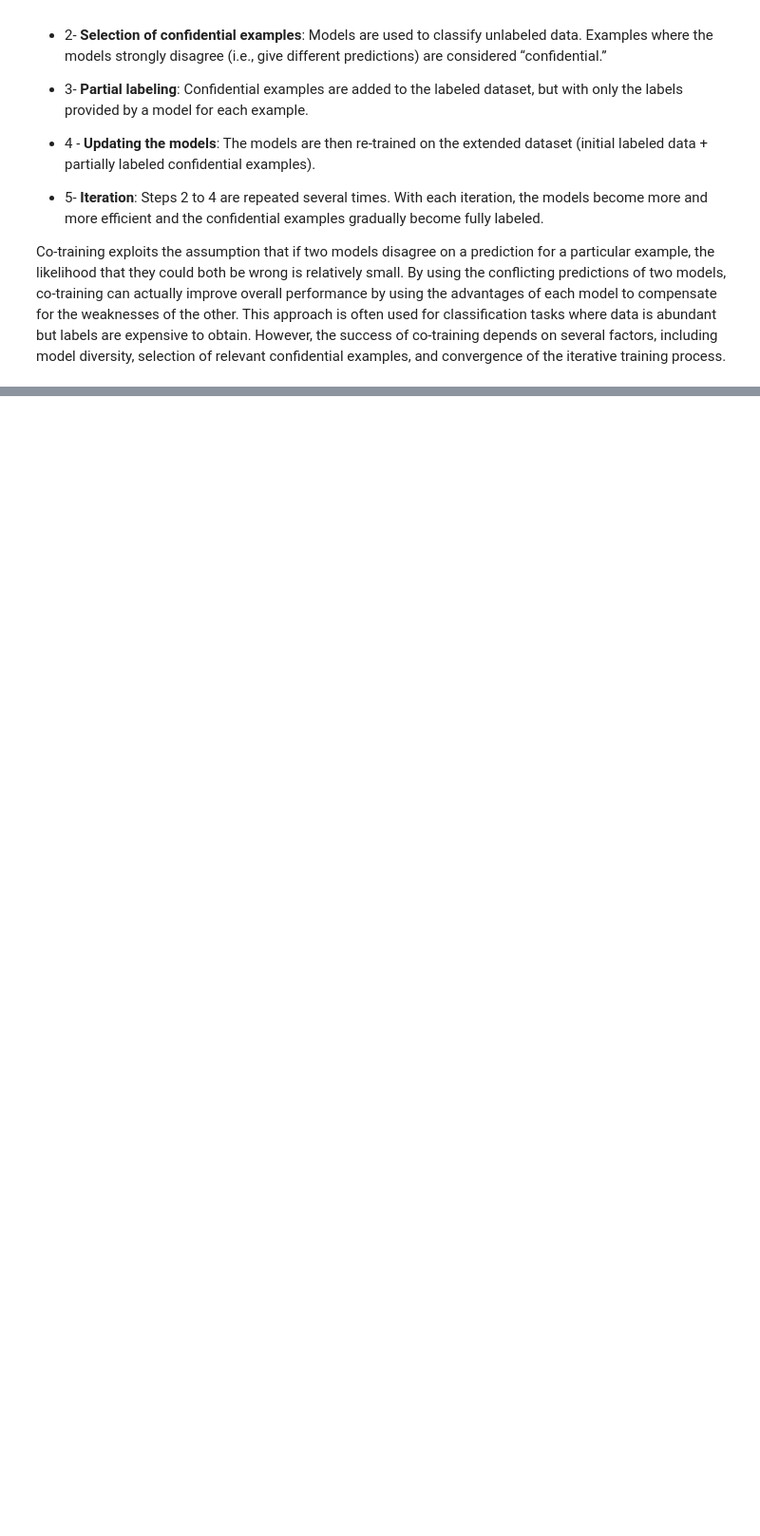
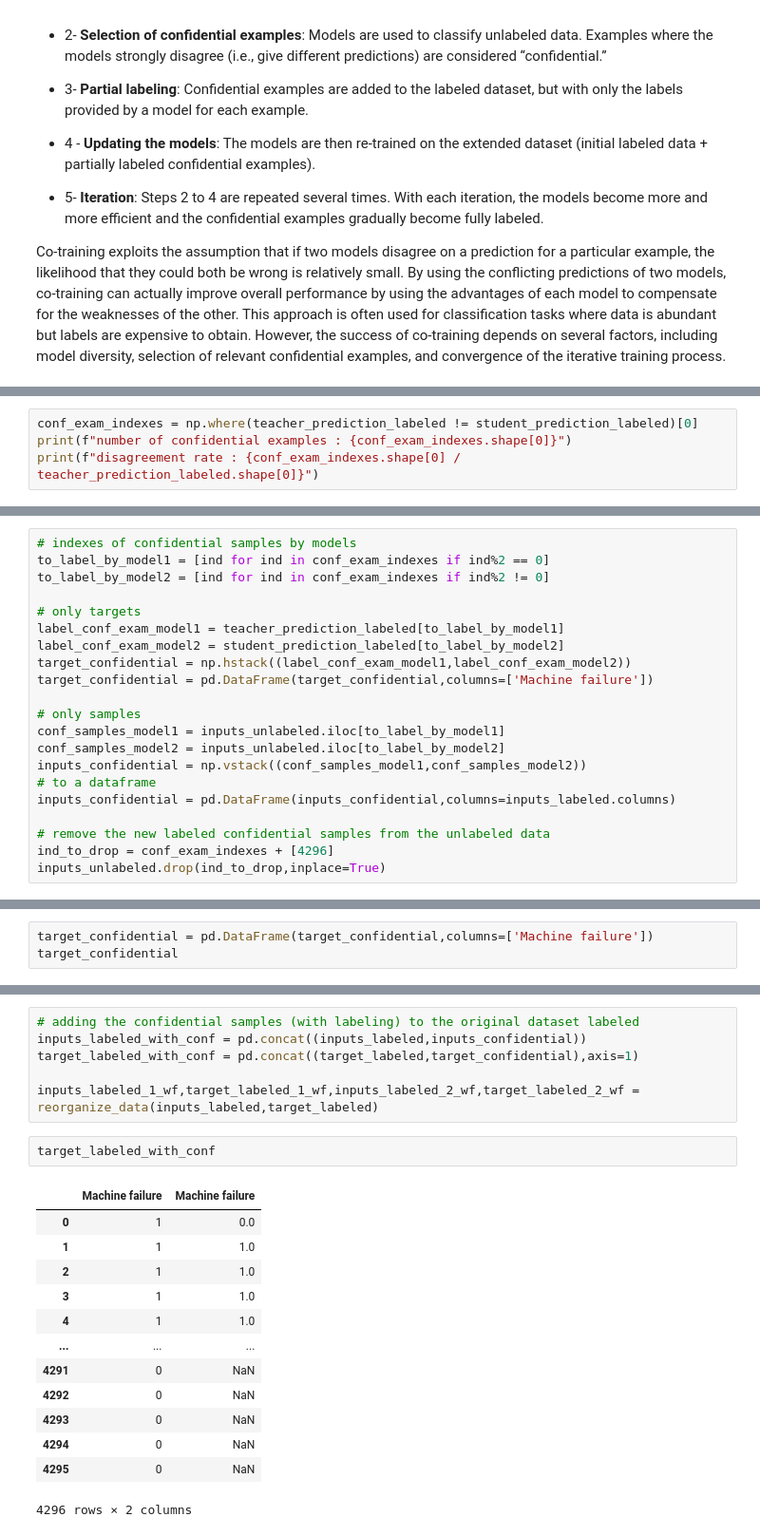
Before and after one commit to AmineYK/Exploring-Semi-Supervised-and-Active-Learning-Techniques-in-Data-Analysis, a Jupyter notebook: Semi supervised and active learning.ipynb, the cells around one changed output, grey strips where cells are left out. Shown at 95% size. Saved outputs shown, nothing was run; the diff lists cells and outputs as text; blank space fills up the shorter version.

```diff
--- a/code.ipynb
+++ b/Semi supervised and active learning.ipynb
@@ -216,0 +262,4 @@ prediction_labeled = teacher.predict(inputs_labeled)
+# %%
+conf_exam_indexes = np.where(teacher_prediction_labeled != student_prediction_labeled)[0]
+print(f"number of confidential examples : {conf_exam_indexes.shape[0]}")
+print(f"disagreement rate : {conf_exam_indexes.shape[0] / teacher_prediction_labeled.shape[0]}")
@@ -216,0 +273,21 @@ prediction_labeled = teacher.predict(inputs_labeled)
+# %%
+# indexes of confidential samples by models
+to_label_by_model1 = [ind for ind in conf_exam_indexes if ind%2 == 0]
+to_label_by_model2 = [ind for ind in conf_exam_indexes if ind%2 != 0]
+
+# only targets
+label_conf_exam_model1 = teacher_prediction_labeled[to_label_by_model1]
+label_conf_exam_model2 = student_prediction_labeled[to_label_by_model2]
+target_confidential = np.hstack((label_conf_exam_model1,label_conf_exam_model2))
+target_confidential = pd.DataFrame(target_confidential,columns=['Machine failure'])
+
+# only samples
+conf_samples_model1 = inputs_unlabeled.iloc[to_label_by_model1]
+conf_samples_model2 = inputs_unlabeled.iloc[to_label_by_model2]
+inputs_confidential = np.vstack((conf_samples_model1,conf_samples_model2))
+# to a dataframe
+inputs_confidential = pd.DataFrame(inputs_confidential,columns=inputs_labeled.columns)
+
+# remove the new labeled confidential samples from the unlabeled data
+ind_to_drop = conf_exam_indexes + [4296]
+inputs_unlabeled.drop(ind_to_drop,inplace=True)
@@ -216,0 +296,3 @@ prediction_labeled = teacher.predict(inputs_labeled)
+# %%
+target_confidential = pd.DataFrame(target_confidential,columns=['Machine failure'])
+target_confidential
@@ -216,0 +315,22 @@ prediction_labeled = teacher.predict(inputs_labeled)
+# %%
+# adding the confidential samples (with labeling) to the original dataset labeled
+inputs_labeled_with_conf = pd.concat((inputs_labeled,inputs_confidential))
+target_labeled_with_conf = pd.concat((target_labeled,target_confidential),axis=1)
+
+inputs_labeled_1_wf,target_labeled_1_wf,inputs_labeled_2_wf,target_labeled_2_wf = reorganize_data(inputs_labeled,target_labeled)
+# %%
+target_labeled_with_conf
+# %% [output]
+|  | Machine failure | Machine failure |
+| 0 | 1 | 0.0 |
+| 1 | 1 | 1.0 |
+| 2 | 1 | 1.0 |
+| 3 | 1 | 1.0 |
+| 4 | 1 | 1.0 |
+| ... | ... | ... |
+| 4291 | 0 | NaN |
+| 4292 | 0 | NaN |
+| 4293 | 0 | NaN |
+| 4294 | 0 | NaN |
+| 4295 | 0 | NaN |
+4296 rows × 2 columns
```
Also changed, not shown: parts of 20 cells of this notebook.
